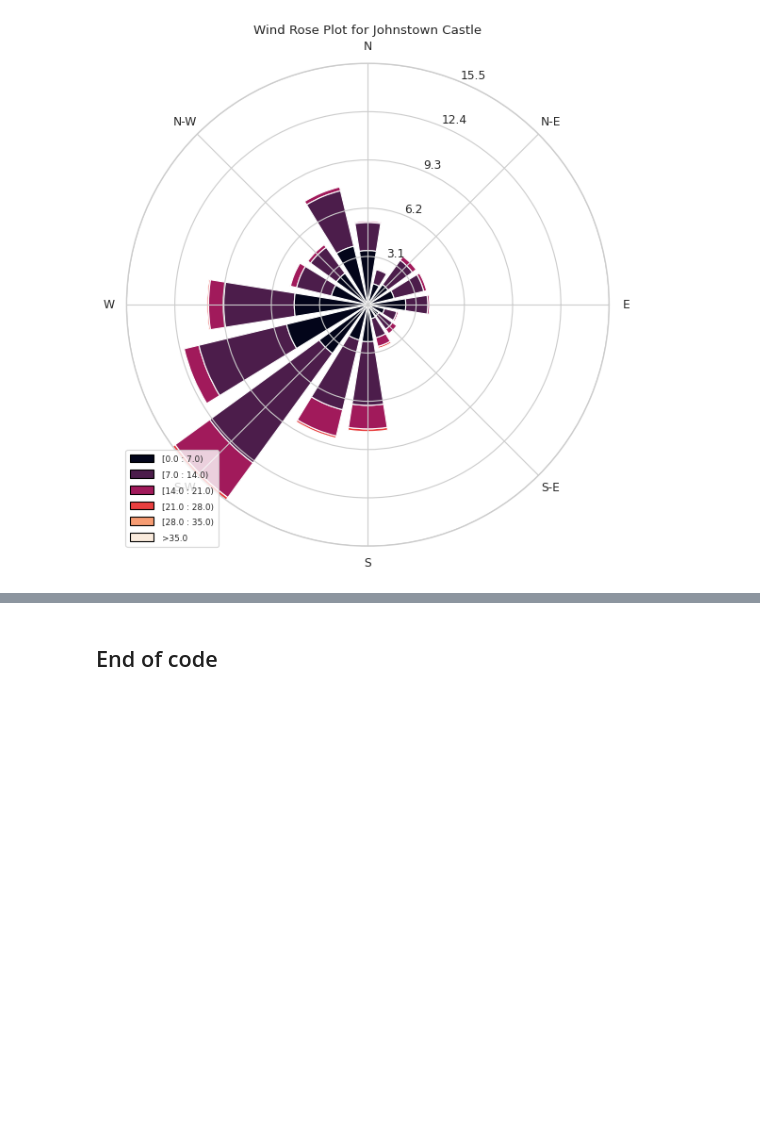
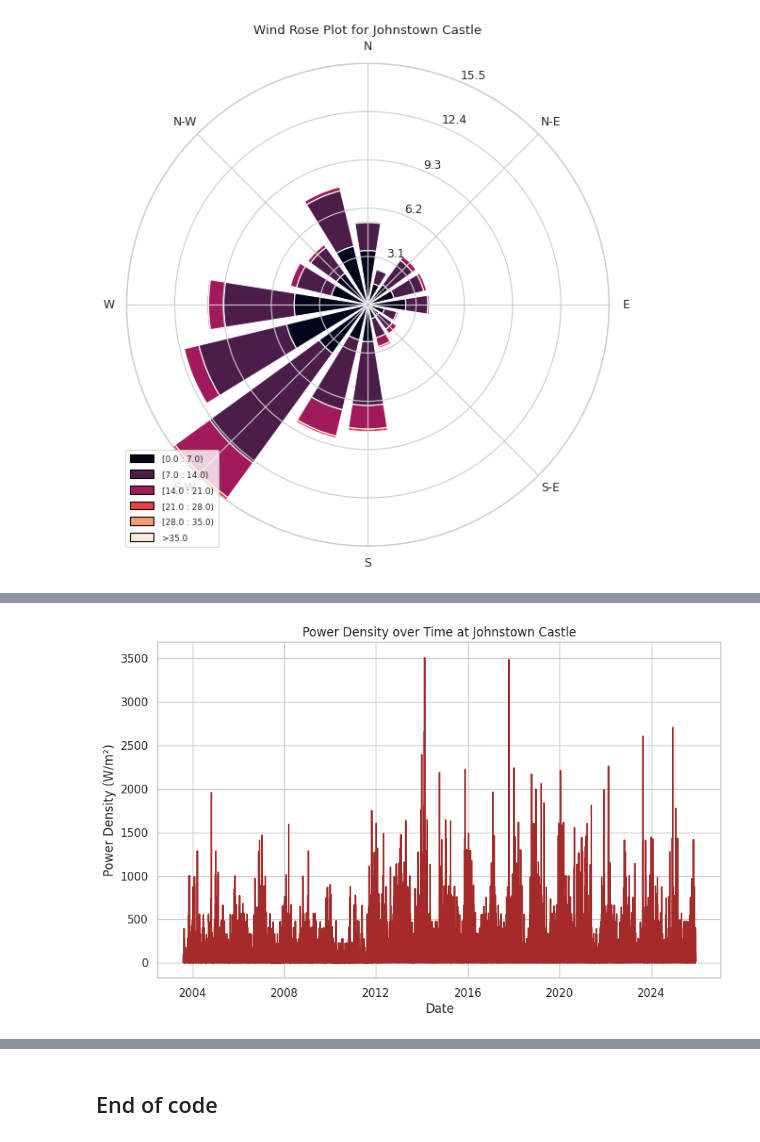
Before and after one commit to cathalred88/PFDA, a Jupyter notebook: project/BigProject.ipynb, the cells around one changed output, grey strips where cells are left out. Cells and saved outputs as stored; diff of their text form; code cells hidden in the pictures; blank space fills up the shorter version.

Commit message:
performed analysis of the power available from wind using weather data, analysed the power output available using turbine calculations

```diff
--- a/project/BigProject.ipynb
+++ b/project/BigProject.ipynb
@@ -200,0 +227,10 @@ plt.show()
+# %%
+# next we need to calclate the actual vapor pressure, using temperature only
+# calculate actual vapor pressure using temperature for each row in the dataframe
+def calculate_actual_vapor_pressure(temp_c):
+    # Using Magnus formula for actual vapor pressure
+    ea = 6.112 * np.exp((17.67 * temp_c) / (temp_c + 243.5))
+    return ea
+dfjohnstown['temp'] = pd.to_numeric(dfjohnstown['temp'], errors='coerce')
+dfjohnstown['actual_vapor_pressure'] = dfjohnstown['temp'].apply(calculate_actual_vapor_pressure)
+print(dfjohnstown[['temp', 'actual_vapor_pressure']].tail())
@@ -200,0 +245,5 @@ plt.show()
+# %%
+# Subtract Mean Sea Level pressure from saturation vapor pressure to get pressure of dry air.
+dfjohnstown['msl'] = pd.to_numeric(dfjohnstown['msl'], errors='coerce')
+dfjohnstown['pressure_of_dry_air'] = dfjohnstown['msl'] - dfjohnstown['actual_vapor_pressure']
+print(dfjohnstown[['msl', 'actual_vapor_pressure', 'pressure_of_dry_air']].tail())
@@ -200,0 +258,10 @@ plt.show()
+# %%
+# calculate air density for the site using temperature and pressure of dry air data from the dataframe
+# Air Density ρ = P / (R_specific * T)
+# where:
+# ρ = air density (kg/m³)
+# P = atmospheric pressure (hPa)
+R_specific = 287.05  # J/(kg·K)
+dfjohnstown['temp_k'] = dfjohnstown['temp'] + 273.15  # Convert Celsius to Kelvin
+dfjohnstown['air_density'] = dfjohnstown['pressure_of_dry_air'] * 100 / (R_specific * dfjohnstown['temp_k'])  # Convert hPa to Pa
+print(dfjohnstown[['pressure_of_dry_air', 'temp_k', 'air_density']].tail())
@@ -200,0 +276,15 @@ plt.show()
+# %%
+# calculate and plot power density of wind speeds
+# Power density (W/m²) = 0.5 * air density (kg/m³) * (wind speed (m/s))^3
+air_density = dfjohnstown['air_density']
+# convert wind speed from knots to m/s (1 knot = 0.514444 m/s)
+dfjohnstown['wdsp_mps'] = dfjohnstown['wdsp'] * 0.514444
+dfjohnstown['power_density'] = 0.5 * air_density * (dfjohnstown['wdsp_mps'] ** 3)
+plt.figure(figsize=(10,6))
+sns.lineplot(data=dfjohnstown['power_density'], color='brown')
+plt.title('Power Density over Time at Johnstown Castle')
+plt.xlabel('Date')
+plt.ylabel('Power Density (W/m²)')
+plt.show()
+# %% [output]
+[figure, added]
```
Also changed, not shown: parts of 9 cells of this notebook.
